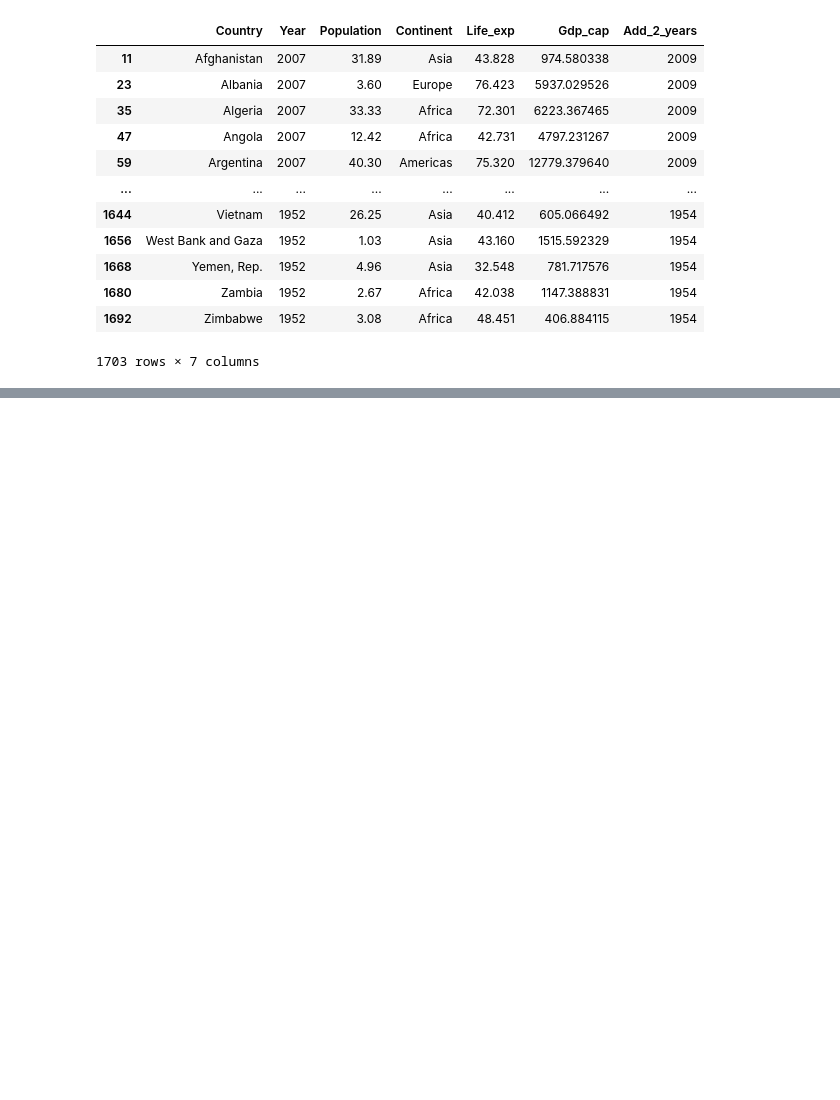
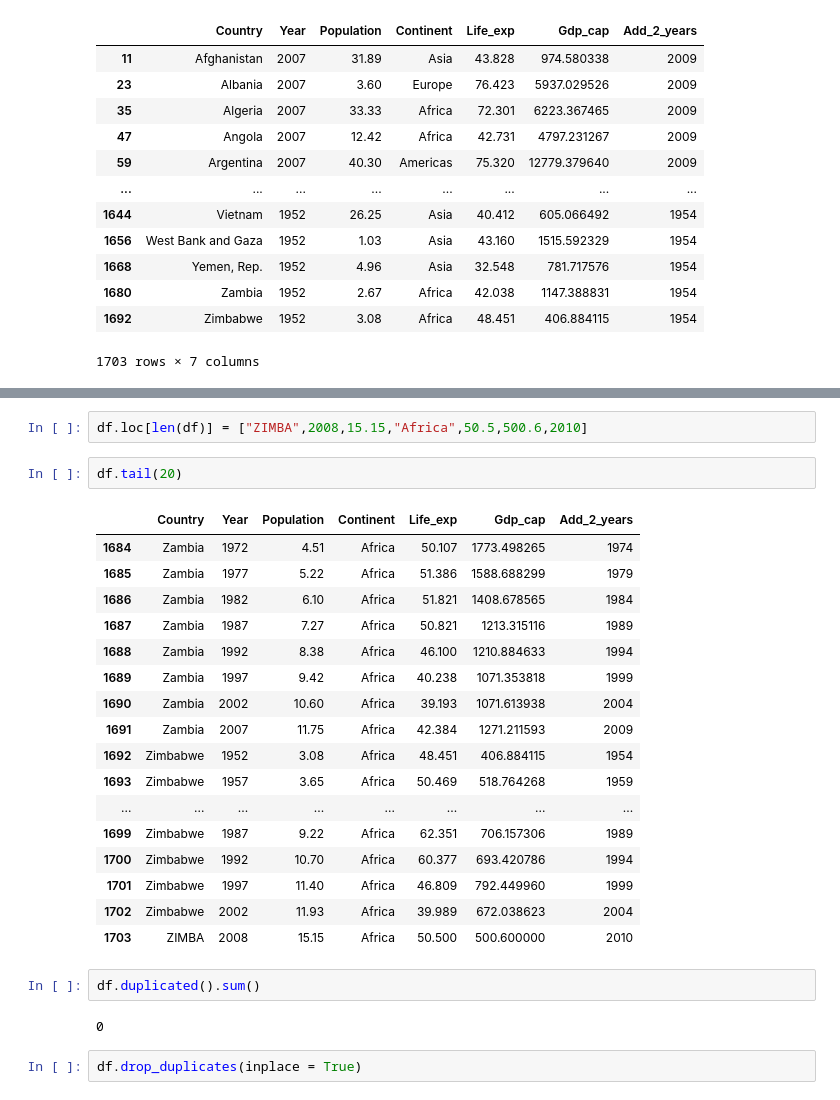
Before and after one commit to naynishb/farmers_market, a Jupyter notebook: mit/pandas.ipynb, the cells around one changed output, grey strips where cells are left out. Cells and saved outputs as stored; diff of their text form; blank space fills up the shorter version.

```diff
--- a/mit/pandas.ipynb
+++ b/mit/pandas.ipynb
@@ -361,0 +378,28 @@ df.sort_values(["Year","Country"],ascending = [False,True])
+# %%
+df.loc[len(df)] = ["ZIMBA",2008,15.15,"Africa",50.5,500.6,2010]
+# %%
+df.tail(20)
+# %% [output]
+|  | Country | Year | Population | Continent | Life_exp | Gdp_cap | Add_2_years |
+| 1684 | Zambia | 1972 | 4.51 | Africa | 50.107 | 1773.498265 | 1974 |
+| 1685 | Zambia | 1977 | 5.22 | Africa | 51.386 | 1588.688299 | 1979 |
+| 1686 | Zambia | 1982 | 6.10 | Africa | 51.821 | 1408.678565 | 1984 |
+| 1687 | Zambia | 1987 | 7.27 | Africa | 50.821 | 1213.315116 | 1989 |
+| 1688 | Zambia | 1992 | 8.38 | Africa | 46.100 | 1210.884633 | 1994 |
+| 1689 | Zambia | 1997 | 9.42 | Africa | 40.238 | 1071.353818 | 1999 |
+| 1690 | Zambia | 2002 | 10.60 | Africa | 39.193 | 1071.613938 | 2004 |
+| 1691 | Zambia | 2007 | 11.75 | Africa | 42.384 | 1271.211593 | 2009 |
+| 1692 | Zimbabwe | 1952 | 3.08 | Africa | 48.451 | 406.884115 | 1954 |
+| 1693 | Zimbabwe | 1957 | 3.65 | Africa | 50.469 | 518.764268 | 1959 |
+| ... | ... | ... | ... | ... | ... | ... | ... |
+| 1699 | Zimbabwe | 1987 | 9.22 | Africa | 62.351 | 706.157306 | 1989 |
+| 1700 | Zimbabwe | 1992 | 10.70 | Africa | 60.377 | 693.420786 | 1994 |
+| 1701 | Zimbabwe | 1997 | 11.40 | Africa | 46.809 | 792.449960 | 1999 |
+| 1702 | Zimbabwe | 2002 | 11.93 | Africa | 39.989 | 672.038623 | 2004 |
+| 1703 | ZIMBA | 2008 | 15.15 | Africa | 50.500 | 500.600000 | 2010 |
+# %%
+df.duplicated().sum()
+# %% [output]
+0
+# %%
+df.drop_duplicates(inplace = True)
```
Also changed, not shown: parts of 19 cells of this notebook.
